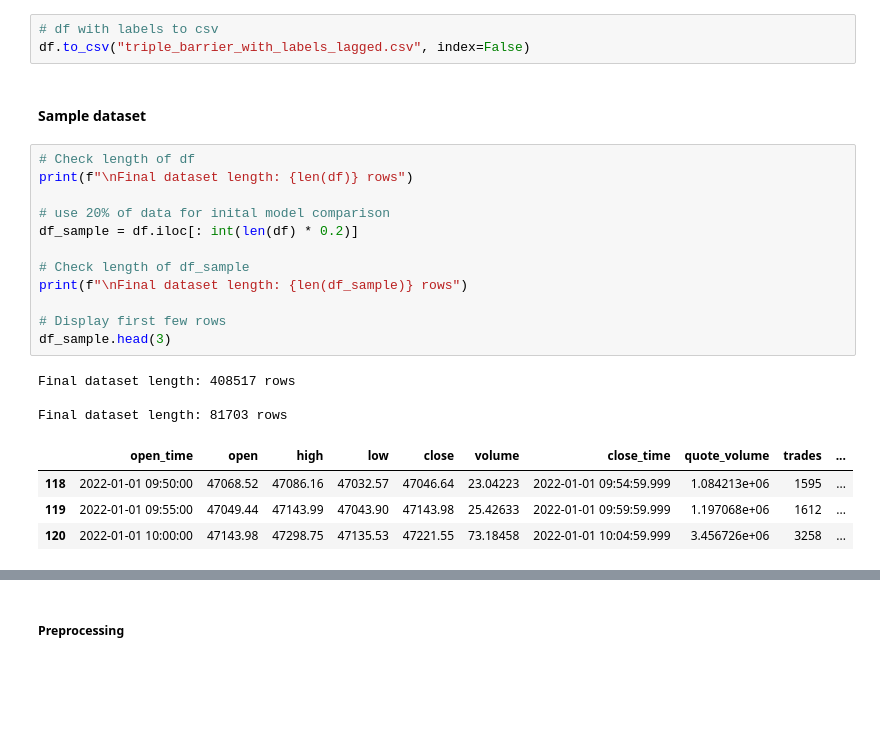
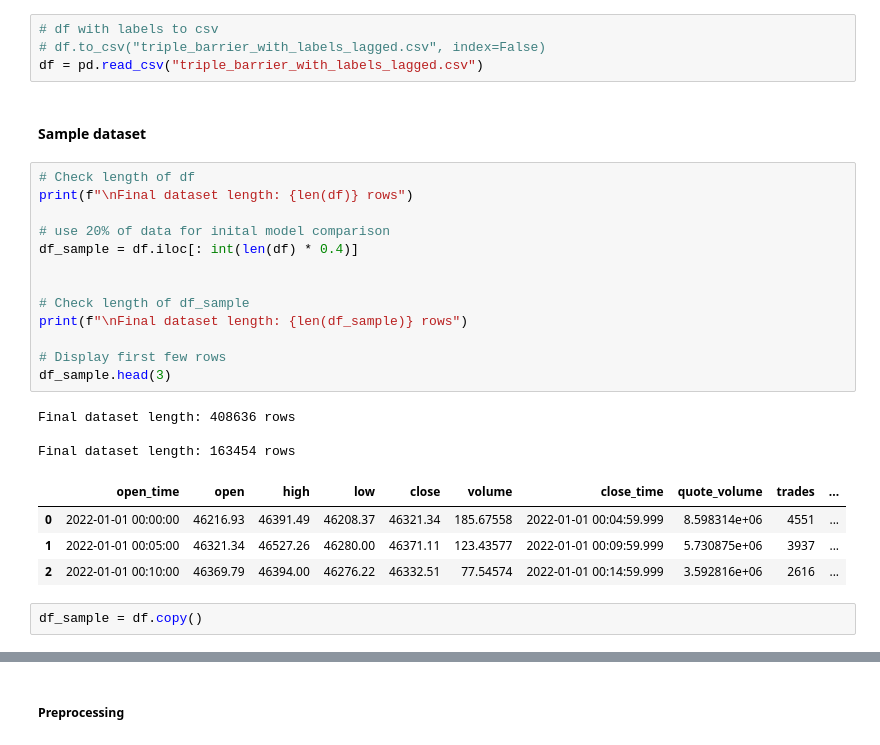
Before and after one commit to devinvegas/ML_intraday_momentum, a Jupyter notebook: notebooks/Pipeline.ipynb, the cells around one changed output, grey strips where cells are left out. Cells and saved outputs as stored; diff of their text form; blank space fills up the shorter version.

```diff
--- a/notebooks/Pipeline.ipynb
+++ b/notebooks/Pipeline.ipynb
@@ -393,28 +393,32 @@ Dataset columns:
 # %%
 # df with labels to csv
-df.to_csv("triple_barrier_with_labels_lagged.csv", index=False)
+# df.to_csv("triple_barrier_with_labels_lagged.csv", index=False)
+df = pd.read_csv("triple_barrier_with_labels_lagged.csv")
 # %% [markdown]
 #### Sample dataset
 # %%
 # Check length of df
 print(f"\nFinal dataset length: {len(df)} rows")
 
 # use 20% of data for inital model comparison
-df_sample = df.iloc[: int(len(df) * 0.2)]
+df_sample = df.iloc[: int(len(df) * 0.4)]
+
 
 # Check length of df_sample
 print(f"\nFinal dataset length: {len(df_sample)} rows")
 
 # Display first few rows
 df_sample.head(3)
 # %% [output]
-Final dataset length: 408517 rows
+Final dataset length: 408636 rows
 
-Final dataset length: 81703 rows
+Final dataset length: 163454 rows
 |  | open_time | open | high | low | close | volume | close_time | quote_volume | trades | ... |
-| 118 | 2022-01-01 09:50:00 | 47068.52 | 47086.16 | 47032.57 | 47046.64 | 23.04223 | 2022-01-01 09:54:59.999 | 1.084213e+06 | 1595 | ... |
-| 119 | 2022-01-01 09:55:00 | 47049.44 | 47143.99 | 47043.90 | 47143.98 | 25.42633 | 2022-01-01 09:59:59.999 | 1.197068e+06 | 1612 | ... |
-| 120 | 2022-01-01 10:00:00 | 47143.98 | 47298.75 | 47135.53 | 47221.55 | 73.18458 | 2022-01-01 10:04:59.999 | 3.456726e+06 | 3258 | ... |
+| 0 | 2022-01-01 00:00:00 | 46216.93 | 46391.49 | 46208.37 | 46321.34 | 185.67558 | 2022-01-01 00:04:59.999 | 8.598314e+06 | 4551 | ... |
+| 1 | 2022-01-01 00:05:00 | 46321.34 | 46527.26 | 46280.00 | 46371.11 | 123.43577 | 2022-01-01 00:09:59.999 | 5.730875e+06 | 3937 | ... |
+| 2 | 2022-01-01 00:10:00 | 46369.79 | 46394.00 | 46276.22 | 46332.51 | 77.54574 | 2022-01-01 00:14:59.999 | 3.592816e+06 | 2616 | ... |
+# %%
+df_sample = df.copy()
 # %%
 # visulize label distribution
 df_sample['label'].value_counts().sort_index().plot(kind='bar')
```
Also changed, not shown: parts of 20 cells of this notebook, 3 other files.
